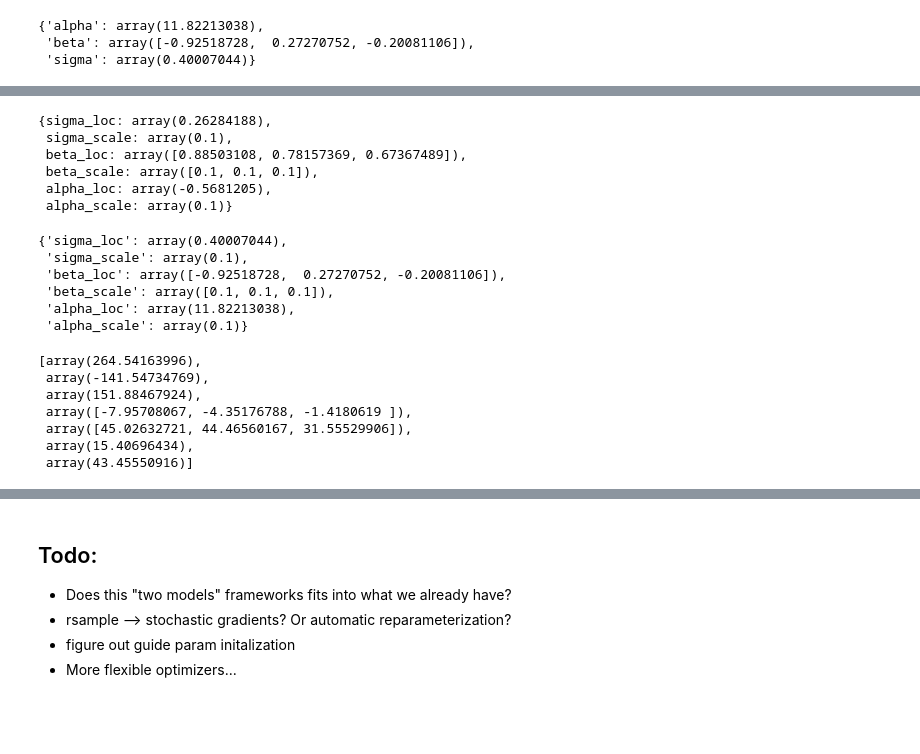
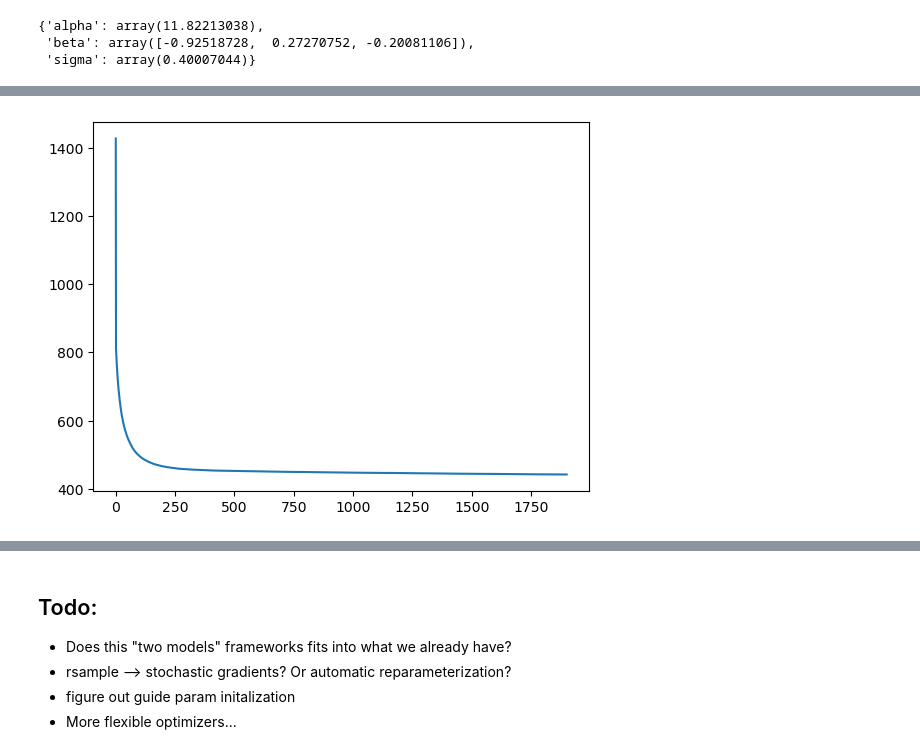
Before and after one commit to pymc-devs/pymc-extras, a Jupyter notebook: notebooks/ADVI Guide API.ipynb, the cells around one changed output, grey strips where cells are left out. Cells and saved outputs as stored; diff of their text form; code cells hidden in the pictures; blank space fills up the shorter version.

```diff
--- a/notebooks/ADVI Guide API.ipynb
+++ b/notebooks/ADVI Guide API.ipynb
@@ -46,2 +97,4 @@ Sampling 4 chains for 1_000 tune and 1_000 draw iterations (4_000 + 4_000 draws
+# %%
+svi_trainer = SVITrainer(module=NormalModel(), compile_kwargs={"mode": "NUMBA"})
 # %%
-guide = AutoDiagonalNormal(m_obs)
+svi_state = svi_trainer.fit(n_steps=2000, model=m_obs, draws_per_step=500)
@@ -48,21 +104,4 @@ guide = AutoDiagonalNormal(m_obs)
 # %%
-guide.params_init_values
+plot_loss_history(svi_state)
 # %% [output]
-{sigma_loc: array(0.26284188),
- sigma_scale: array(0.1),
- beta_loc: array([0.88503108, 0.78157369, 0.67367489]),
- beta_scale: array([0.1, 0.1, 0.1]),
- alpha_loc: array(-0.5681205),
- alpha_scale: array(0.1)}
+[figure, added]
-# %%
-true_loc_dict = {k.name: v for k, v in guide.params_init_values.items()}
-for key, value in true_params.items():
-    true_loc_dict[f"{key}_loc"] = value
-true_loc_dict
-# %% [output]
-{'sigma_loc': array(0.40007044),
- 'sigma_scale': array(0.1),
- 'beta_loc': array([-0.92518728,  0.27270752, -0.20081106]),
- 'beta_scale': array([0.1, 0.1, 0.1]),
- 'alpha_loc': array(11.82213038),
- 'alpha_scale': array(0.1)}
@@ -71,10 +107,0 @@ f_loss_dloss = compile_svi_training_fn(m_obs, guide, stick_the_landing=True)
-# %%
-f_loss_dloss(np.array(500), **true_loc_dict)
-# %% [output]
-[array(264.54163996),
- array(-141.54734769),
- array(151.88467924),
- array([-7.95708067, -4.35176788, -1.4180619 ]),
- array([45.02632721, 44.46560167, 31.55529906]),
- array(15.40696434),
- array(43.45550916)]
```
Also changed, not shown: parts of 21 cells of this notebook, 1 other file.
